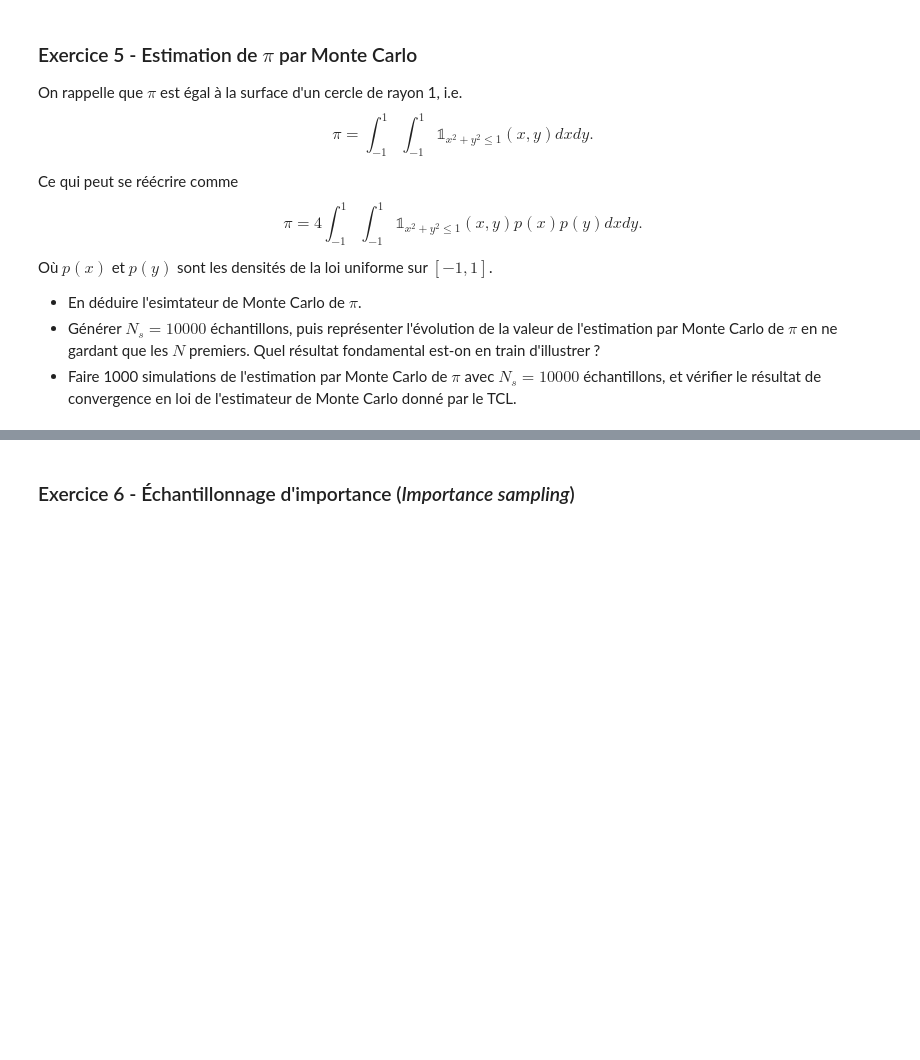
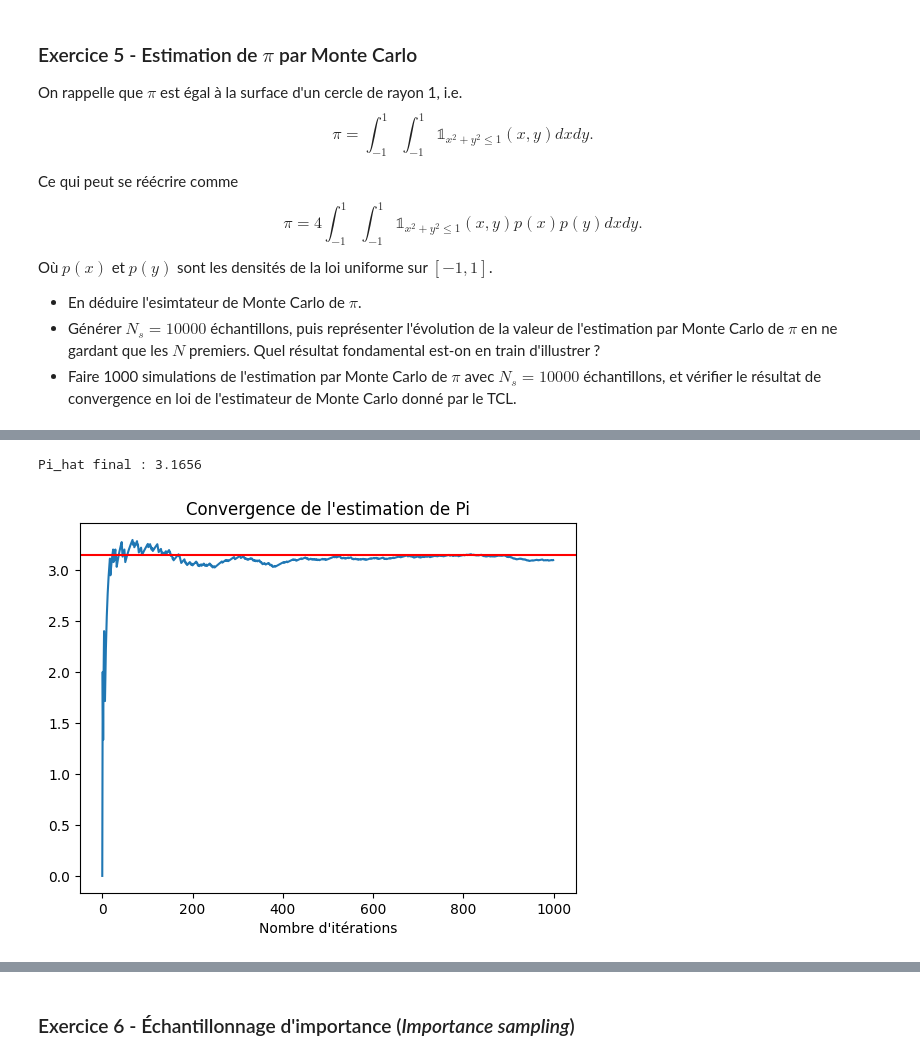
Before and after one commit to farahamorri/estim_av, a Jupyter notebook: tp1_AMORRI_MILANO.ipynb, the cells around one changed output, grey strips where cells are left out. Drawn from its saved outputs; the diff is of its cells as text; code cells hidden in the pictures; blank space fills up the shorter version.

Commit message:
TP1 + Estimation de pi par Monte Carlo

```diff
--- a/tp1_AMORRI_MILANO.ipynb
+++ b/tp1_AMORRI_MILANO.ipynb
@@ -488,5 +509,37 @@ Votre réponse ici
 </div>
 # %%
-########
-### YOUR CODE HERE
-########
+#Paramètre
+Ns = 10000
+N = 1000
+
+#Lois uniformes
+X = 2 * np.random.rand(Ns) - 1
+Y = 2 * np.random.rand(Ns) - 1
+
+#Monte Carlo
+somme = 0
+j = 0
+pi_hat_inter = []
+
+for i in range(Ns):
+    if X[i]**2+Y[i]**2<=1:
+        somme+=1
+
+    if j<N:
+        estimation_courante = 4 * (somme / (i + 1))
+        pi_hat_inter.append(estimation_courante)
+        j+=1
+
+
+pi_hat = (4/Ns) * somme
+
+print(f"Pi_hat final : {pi_hat}")
+
+plt.plot(pi_hat_inter)
+plt.axhline(y=np.pi, color='r', linestyle='-') # Ligne rouge sur la vraie valeur de PI
+plt.title("Convergence de l'estimation de Pi")
+plt.xlabel("Nombre d'itérations")
+plt.show()
+# %% [output]
+Pi_hat final : 3.1656
+[figure, added]
```
Also changed, not shown: parts of 4 cells of this notebook.
